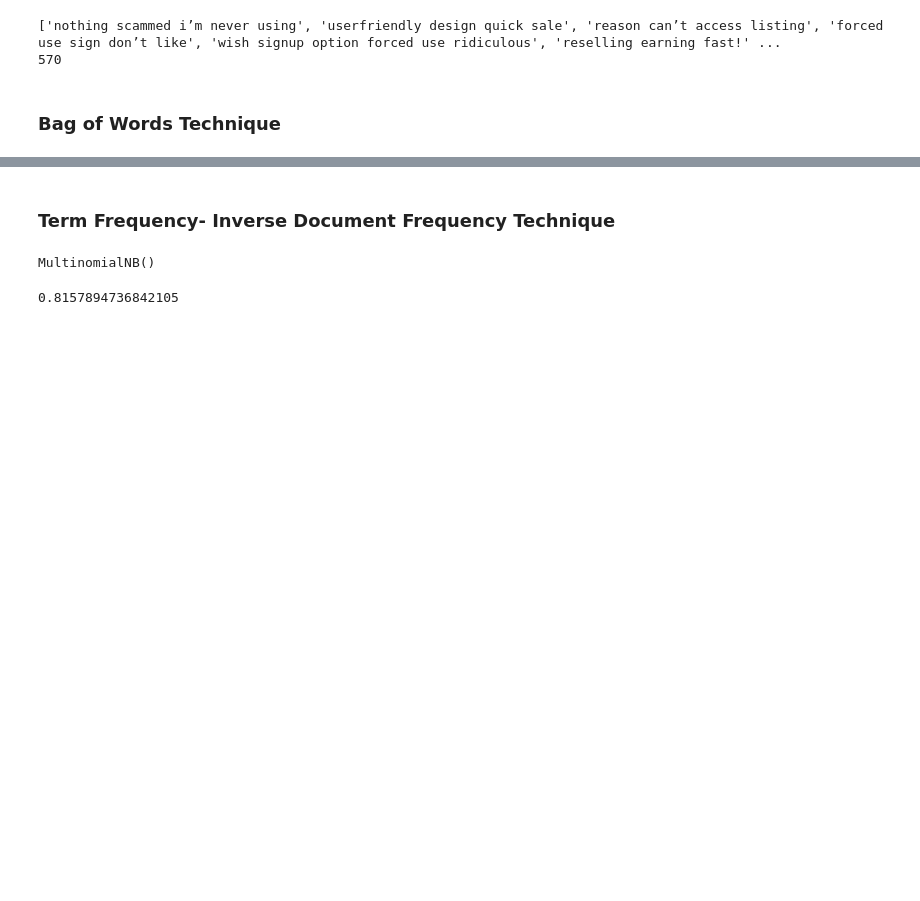
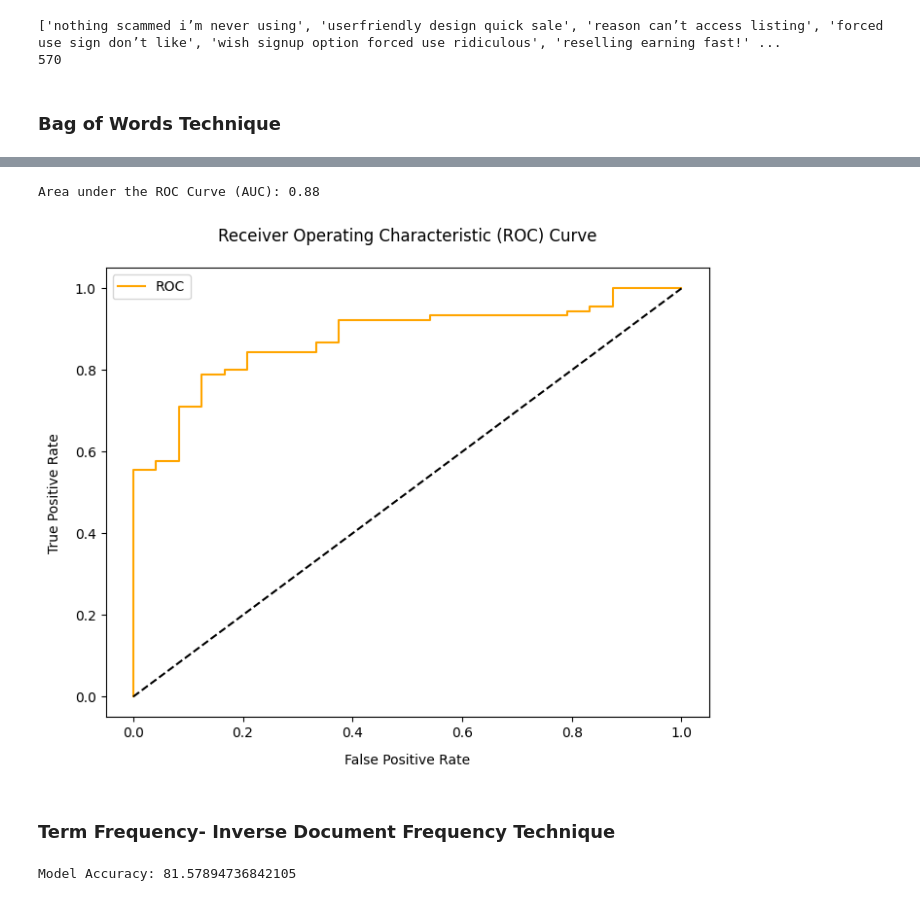
Before and after one commit to shamss778/Sentiment-Analysis-On-Dabchy-Reviews, a Jupyter notebook: data_labeling.ipynb, the cells around one changed output, grey strips where cells are left out. Drawn from its saved outputs; the diff is of its cells as text; code cells hidden in the pictures; blank space fills up the shorter version.

```diff
--- a/data_labeling.ipynb
+++ b/data_labeling.ipynb
@@ -265,3 +323,18 @@ print(len(corpus))
+# %%
+def plot_roc_curve(fpr, tpr):
+    plt.figure(figsize=(8,6))
+    plt.plot(fpr, tpr, color='Orange', label='ROC')
+    plt.plot([0, 1], [0, 1], color='black', linestyle='--')
+    plt.ylabel('True Positive Rate',labelpad=10)
+    plt.xlabel('False Positive Rate',labelpad=10)
+    plt.title('Receiver Operating Characteristic (ROC) Curve',pad=20)
+    plt.legend()
+    plt.show()
+# %%
+avg_accuracies={}
+accuracies={}
+roc_auc={}
+pr_auc={}
 # %% [markdown]
 ### Bag of Words Technique
 # %%
@@ -289,3 +369,16 @@ acc
+# %%
+from sklearn.metrics import roc_auc_score
+from sklearn.metrics import roc_curve
+probs = classifier.predict_proba(X_test)
+probs = probs[:, 1]
+auc1 = roc_auc_score(y_test, probs)
+roc_auc['Bag of Words']=np.round(auc1,3)
+print('Area under the ROC Curve (AUC): %.2f' % auc1)
+fpr1, tpr1, _ = roc_curve(y_test, probs)
+plot_roc_curve(fpr1, tpr1)
+# %% [output]
+Area under the ROC Curve (AUC): 0.88
+[figure, added]
 # %% [markdown]
 ### Term Frequency- Inverse Document Frequency Technique
 # %%
@@ -297,5 +390,9 @@ X_train, X_test, y_train, y_test = train_test_split(X_tv, y, test_size = 0.20, r
 from sklearn.naive_bayes import MultinomialNB
 classifier = MultinomialNB()
 classifier.fit(X_train, y_train)
+prediction2 = classifier.predict(X_test)
+accuracy2 = classifier.score(X_test, y_test)
+print ('Model Accuracy:',accuracy2 * 100)
+accuracies['TF - IDF'] = np.round(accuracy2 * 100,3)
 # %% [output]
-MultinomialNB()
+Model Accuracy: 81.57894736842105
@@ -305,4 +398,0 @@ acc = accuracy_score(y_test, y_pred)
-# %%
-acc
-# %% [output]
-0.8157894736842105
```
Also changed, not shown: parts of 36 cells of this notebook.
